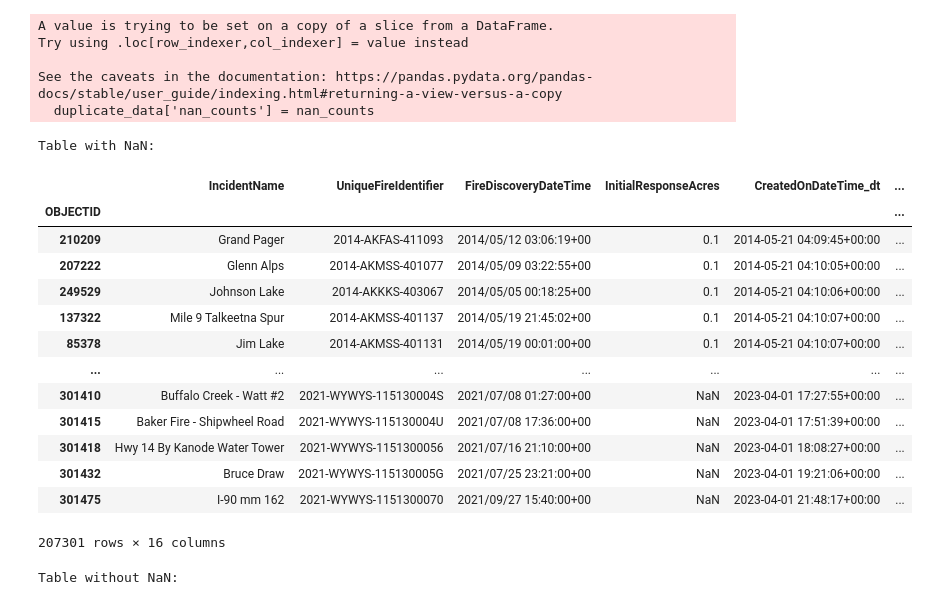
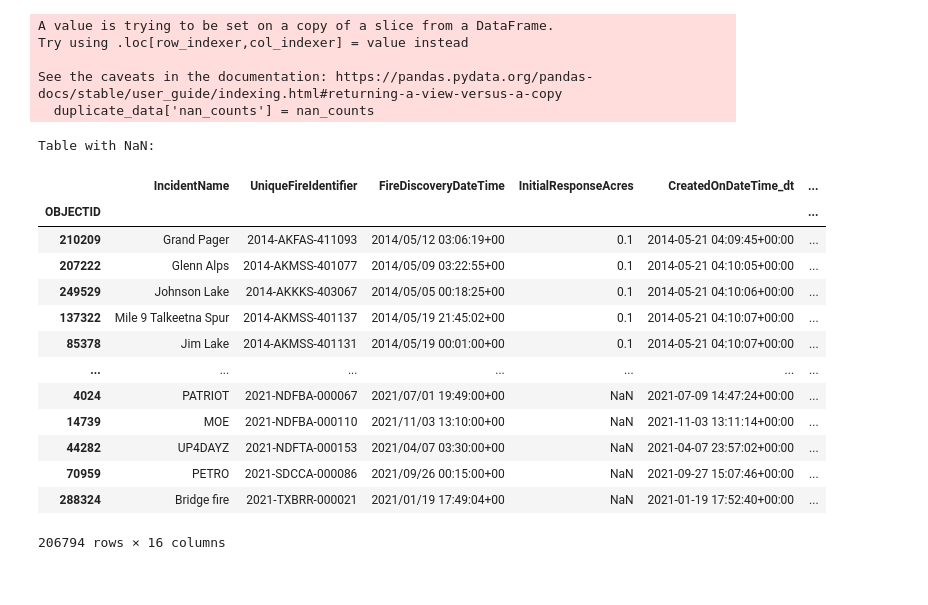
Before and after one commit to SD-2023-CS02/Wildfire-Resource-Simulator, a Jupyter notebook: Fire_Incident_Location_data.ipynb, the cells around one changed output. Saved outputs shown, nothing was run; the diff lists cells and outputs as text; code cells hidden in the pictures.

```diff
--- a/Fire_Incident_Location_data.ipynb
+++ b/Fire_Incident_Location_data.ipynb
@@ -195,30 +195,29 @@ See the caveats in the documentation: https://pandas.pydata.org/pandas-docs/stab
 # %%
 # write results to file
 fire_without_nan = frontend_data.dropna()
 
 # Including NaN Values, aka empty, so we can consider these values as Unknown when clicked
 result.to_csv('output/frontend_fire_data.csv', index=False)
 fire_without_nan.to_csv('output/frontend_fire_data_no_nan.csv', index=False)
 
 # Show difference in data
 print('Table with NaN:')
-display(frontend_data)
-print('Table without NaN:')
+display(result)
+# print('Table without NaN:')
 # display(fire_without_nan)
 # %% [output]
 Table with NaN:
 |  | IncidentName | UniqueFireIdentifier | FireDiscoveryDateTime | InitialResponseAcres | CreatedOnDateTime_dt | ... |
 | OBJECTID |  |  |  |  |  | ... |
 | 210209 | Grand Pager | 2014-AKFAS-411093 | 2014/05/12 03:06:19+00 | 0.1 | 2014-05-21 04:09:45+00:00 | ... |
 | 207222 | Glenn Alps | 2014-AKMSS-401077 | 2014/05/09 03:22:55+00 | 0.1 | 2014-05-21 04:10:05+00:00 | ... |
 | 249529 | Johnson Lake | 2014-AKKKS-403067 | 2014/05/05 00:18:25+00 | 0.1 | 2014-05-21 04:10:06+00:00 | ... |
 | 137322 | Mile 9 Talkeetna Spur | 2014-AKMSS-401137 | 2014/05/19 21:45:02+00 | 0.1 | 2014-05-21 04:10:07+00:00 | ... |
 | 85378 | Jim Lake | 2014-AKMSS-401131 | 2014/05/19 00:01:00+00 | 0.1 | 2014-05-21 04:10:07+00:00 | ... |
 | ... | ... | ... | ... | ... | ... | ... |
-| 301410 | Buffalo Creek - Watt #2 | 2021-WYWYS-115130004S | 2021/07/08 01:27:00+00 | NaN | 2023-04-01 17:27:55+00:00 | ... |
-| 301415 | Baker Fire - Shipwheel Road | 2021-WYWYS-115130004U | 2021/07/08 17:36:00+00 | NaN | 2023-04-01 17:51:39+00:00 | ... |
-| 301418 | Hwy 14 By Kanode Water Tower | 2021-WYWYS-1151300056 | 2021/07/16 21:10:00+00 | NaN | 2023-04-01 18:08:27+00:00 | ... |
-| 301432 | Bruce Draw | 2021-WYWYS-115130005G | 2021/07/25 23:21:00+00 | NaN | 2023-04-01 19:21:06+00:00 | ... |
-| 301475 | I-90 mm 162 | 2021-WYWYS-1151300070 | 2021/09/27 15:40:00+00 | NaN | 2023-04-01 21:48:17+00:00 | ... |
+| 4024 | PATRIOT | 2021-NDFBA-000067 | 2021/07/01 19:49:00+00 | NaN | 2021-07-09 14:47:24+00:00 | ... |
+| 14739 | MOE | 2021-NDFBA-000110 | 2021/11/03 13:10:00+00 | NaN | 2021-11-03 13:11:14+00:00 | ... |
+| 44282 | UP4DAYZ | 2021-NDFTA-000153 | 2021/04/07 03:30:00+00 | NaN | 2021-04-07 23:57:02+00:00 | ... |
+| 70959 | PETRO | 2021-SDCCA-000086 | 2021/09/26 00:15:00+00 | NaN | 2021-09-27 15:07:46+00:00 | ... |
+| 288324 | Bridge fire | 2021-TXBRR-000021 | 2021/01/19 17:49:04+00 | NaN | 2021-01-19 17:52:40+00:00 | ... |
-207301 rows × 16 columns
+206794 rows × 16 columns
-Table without NaN:
```
Also changed, not shown: 3 other files.
